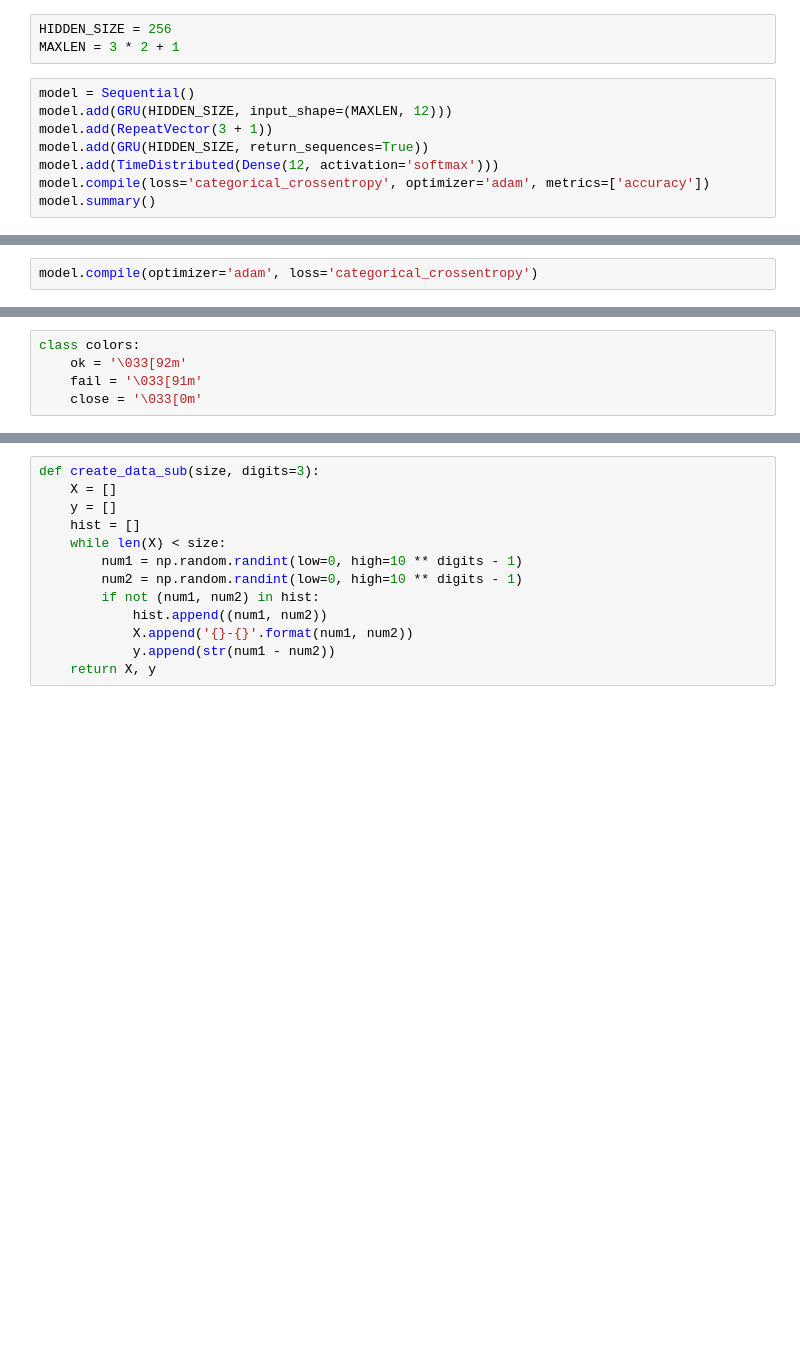
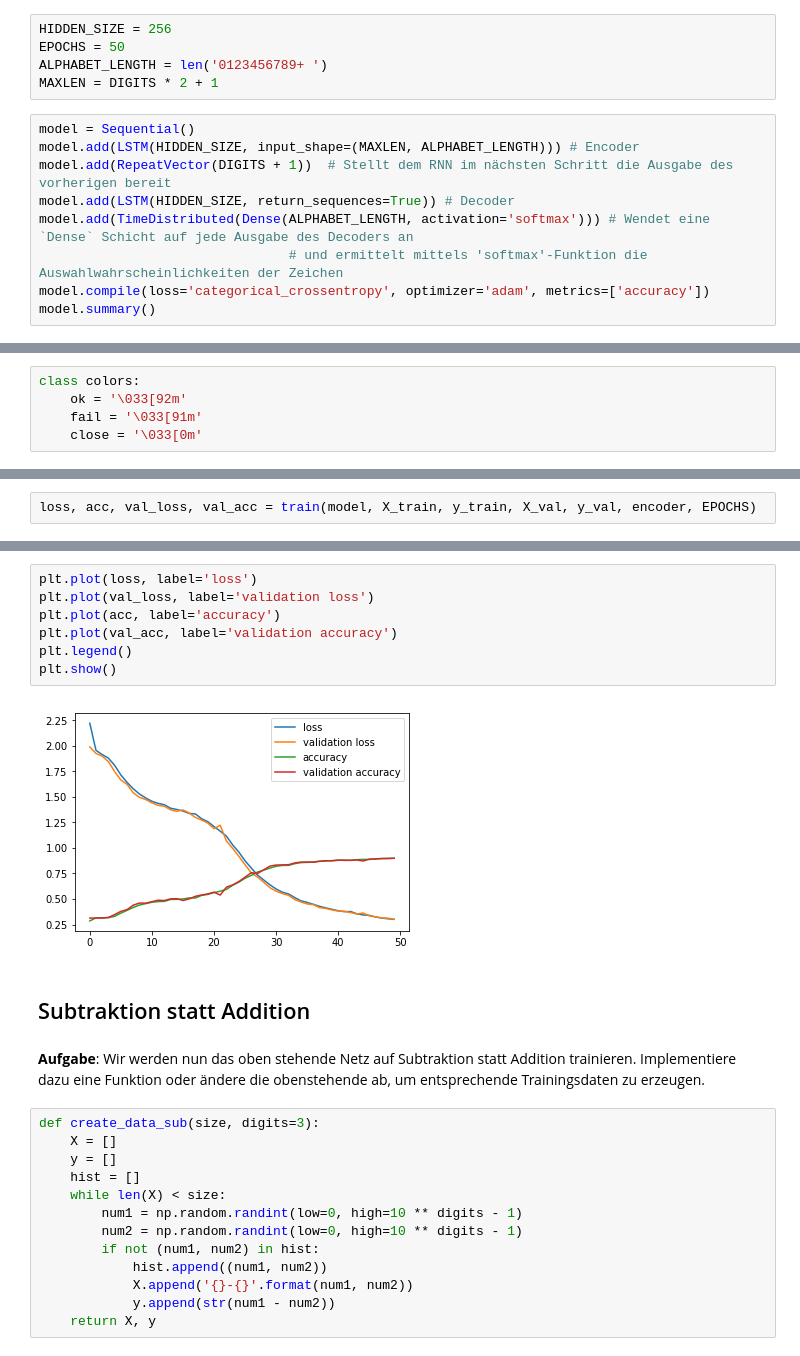
Before and after one commit to tfassbender/deep_learning_team_rnn, a Jupyter notebook: aufgaben/Uebung7-RNNs-Loesung.ipynb, the cells around one changed output, grey strips where cells are left out. Drawn from its saved outputs; the diff is of its cells as text; blank space fills up the shorter version.

Commit message:
Aufgaben größtenteils fertig

```diff
--- a/aufgaben/Uebung7-RNNs-Loesung.ipynb
+++ b/aufgaben/Uebung7-RNNs-Loesung.ipynb
@@ -76,11 +95,14 @@ y_train, y_val = y[:80000], y[80000:]
 # %%
 HIDDEN_SIZE = 256
-MAXLEN = 3 * 2 + 1
+EPOCHS = 50
+ALPHABET_LENGTH = len('0123456789+ ')
+MAXLEN = DIGITS * 2 + 1
 # %%
 model = Sequential()
-model.add(GRU(HIDDEN_SIZE, input_shape=(MAXLEN, 12)))
-model.add(RepeatVector(3 + 1))
-model.add(GRU(HIDDEN_SIZE, return_sequences=True))
-model.add(TimeDistributed(Dense(12, activation='softmax')))
+model.add(LSTM(HIDDEN_SIZE, input_shape=(MAXLEN, ALPHABET_LENGTH))) # Encoder
+model.add(RepeatVector(DIGITS + 1))  # Stellt dem RNN im nächsten Schritt die Ausgabe des vorherigen bereit
+model.add(LSTM(HIDDEN_SIZE, return_sequences=True)) # Decoder
+model.add(TimeDistributed(Dense(ALPHABET_LENGTH, activation='softmax'))) # Wendet eine `Dense` Schicht auf jede Ausgabe des Decoders an
+                                # und ermittelt mittels 'softmax'-Funktion die Auswahlwahrscheinlichkeiten der Zeichen
 model.compile(loss='categorical_crossentropy', optimizer='adam', metrics=['accuracy'])
 model.summary()
@@ -87,2 +127,0 @@ model.summary()
-# %%
-model.compile(optimizer='adam', loss='categorical_crossentropy')
@@ -121,0 +173,2 @@ for iteration in range(1, 21):
+# %%
+loss, acc, val_loss, val_acc = train(model, X_train, y_train, X_val, y_val, encoder, EPOCHS)
@@ -122,3 +193,17 @@ for iteration in range(1, 21):
+# %%
+plt.plot(loss, label='loss')
+plt.plot(val_loss, label='validation loss')
+plt.plot(acc, label='accuracy')
+plt.plot(val_acc, label='validation accuracy')
+plt.legend()
+plt.show()
+# %% [output]
+[figure, added]
+# %% [markdown]
+## Subtraktion statt Addition
+# %% [markdown]
+**Aufgabe**: Wir werden nun das oben stehende Netz auf Subtraktion statt Addition trainieren.
+Implementiere dazu eine Funktion oder ändere die obenstehende ab, um entsprechende Trainingsdaten zu erzeugen.
 # %%
 def create_data_sub(size, digits=3):
     X = []
```
Also changed, not shown: parts of 27 cells of this notebook.
